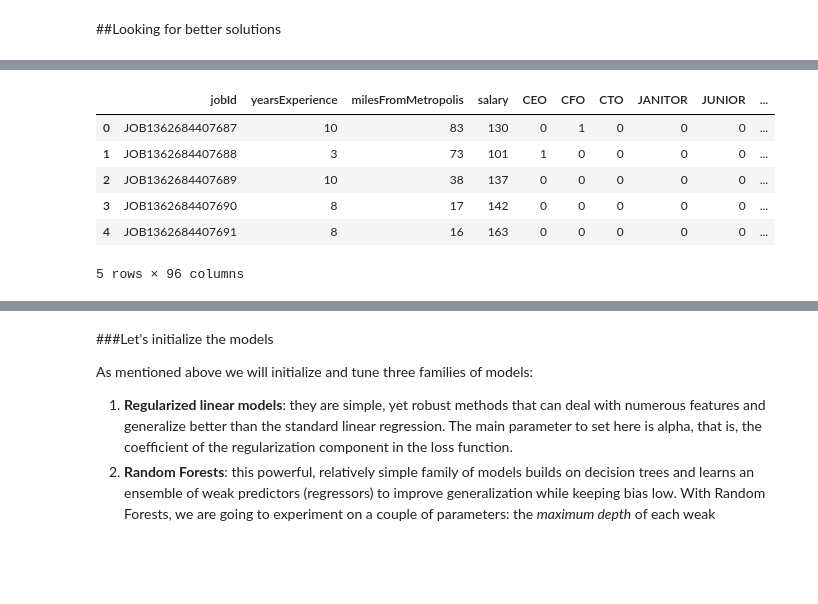
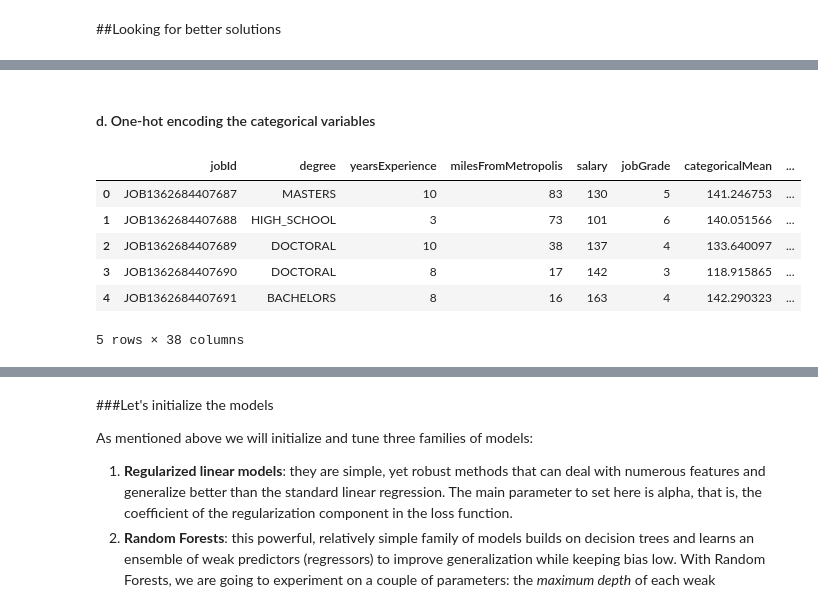
Before and after one commit to liapunov/HRdata, a Jupyter notebook: HRdataNotebook.ipynb, the cells around one changed output, grey strips where cells are left out. Cells and saved outputs as stored; diff of their text form; code cells hidden in the pictures; blank space fills up the shorter version.

```diff
--- a/HRdataNotebook.ipynb
+++ b/HRdataNotebook.ipynb
@@ -303,0 +369,19 @@ Of course, we *are not going to use the validation score to adjust parameters*.
+# %%
+def jobGrade(jobType):
+    if jobType == "JANITOR":
+        return 0
+    elif jobType == "JUNIOR":
+        return 1
+    elif jobType == "SENIOR":
+        return 2
+    elif jobType == "MANAGER":
+        return 3
+    elif jobType == "VICE_PRESIDENT":
+        return 4
+    elif jobType == "CFO" or jobType == "CTO":
+        return 5
+    else:
+        return 6
+
+train_feat_salary["jobGrade"] = train_feat_salary.jobType.apply(jobGrade)
+train_feat_salary.head()
@@ -303,0 +397,11 @@ Of course, we *are not going to use the validation score to adjust parameters*.
+# %%
+categorical_mean = train_feat_salary.groupby(["jobType","major","degree","industry"]).salary.mean()\
+.reset_index().rename(columns={"salary":"categoricalMean"})
+categorical_median = train_feat_salary.groupby(["jobType","major","degree","industry"]).salary.median()\
+.reset_index().rename(columns={"salary":"categoricalMedian"})
+categorical_var = train_feat_salary.groupby(["jobType","major","degree","industry"]).salary.var()\
+.reset_index().rename(columns={"salary":"categoricalVar"})
+
+for stat in [categorical_mean, categorical_median, categorical_var]:
+    train_feat_salary = train_feat_salary.merge(stat, how="left")
+train_feat_salary.head()
@@ -303,0 +420,10 @@ Of course, we *are not going to use the validation score to adjust parameters*.
+# %%
+# create a table with the average salary by
+comp_pivot = comp_ind_salaries.pivot(index="companyId",columns="major",values="salary")
+
+kmeans_trans = KMeans(n_clusters=5, n_jobs=-1)
+# %%
+kmeaned_pivot = kmeans_trans.fit(comp_pivot.values)
+clusters_dict = dict(zip(comp_pivot.index,kmeaned_pivot.labels_))
+train_feat_salary["companyId"].replace(clusters_dict,inplace=True)
+train_feat_salary.head()
@@ -304,15 +437,18 @@ Of course, we *are not going to use the validation score to adjust parameters*.
+# %% [markdown]
+#### d. One-hot encoding the categorical variables
 # %%
 # One-hot encoding pure categorical data
 train_feat_salary = train_feat_salary.copy()
-for feat in ["jobType","degree","major","companyId","industry"]:
-    train_feat_salary = pd.concat([train_feat_salary, pd.get_dummies(train_feat_salary[feat])],axis=1)
+for feat in ["companyId","jobType","major","industry"]:
+    train_feat_salary = pd.concat([train_feat_salary, pd.get_dummies(train_feat_salary[feat],\
+                                                                     prefix=feat)],axis=1)
     train_feat_salary = train_feat_salary.drop(columns=[feat])
 train_feat_salary.head()
 # %% [output]
-|  | jobId | yearsExperience | milesFromMetropolis | salary | CEO | CFO | CTO | JANITOR | JUNIOR | ... |
-| 0 | JOB1362684407687 | 10 | 83 | 130 | 0 | 1 | 0 | 0 | 0 | ... |
-| 1 | JOB1362684407688 | 3 | 73 | 101 | 1 | 0 | 0 | 0 | 0 | ... |
-| 2 | JOB1362684407689 | 10 | 38 | 137 | 0 | 0 | 0 | 0 | 0 | ... |
-| 3 | JOB1362684407690 | 8 | 17 | 142 | 0 | 0 | 0 | 0 | 0 | ... |
-| 4 | JOB1362684407691 | 8 | 16 | 163 | 0 | 0 | 0 | 0 | 0 | ... |
+|  | jobId | degree | yearsExperience | milesFromMetropolis | salary | jobGrade | categoricalMean | ... |
+| 0 | JOB1362684407687 | MASTERS | 10 | 83 | 130 | 5 | 141.246753 | ... |
+| 1 | JOB1362684407688 | HIGH_SCHOOL | 3 | 73 | 101 | 6 | 140.051566 | ... |
+| 2 | JOB1362684407689 | DOCTORAL | 10 | 38 | 137 | 4 | 133.640097 | ... |
+| 3 | JOB1362684407690 | DOCTORAL | 8 | 17 | 142 | 3 | 118.915865 | ... |
+| 4 | JOB1362684407691 | BACHELORS | 8 | 16 | 163 | 4 | 142.290323 | ... |
-5 rows × 96 columns
+5 rows × 38 columns
```
Also changed, not shown: parts of 61 cells of this notebook.
